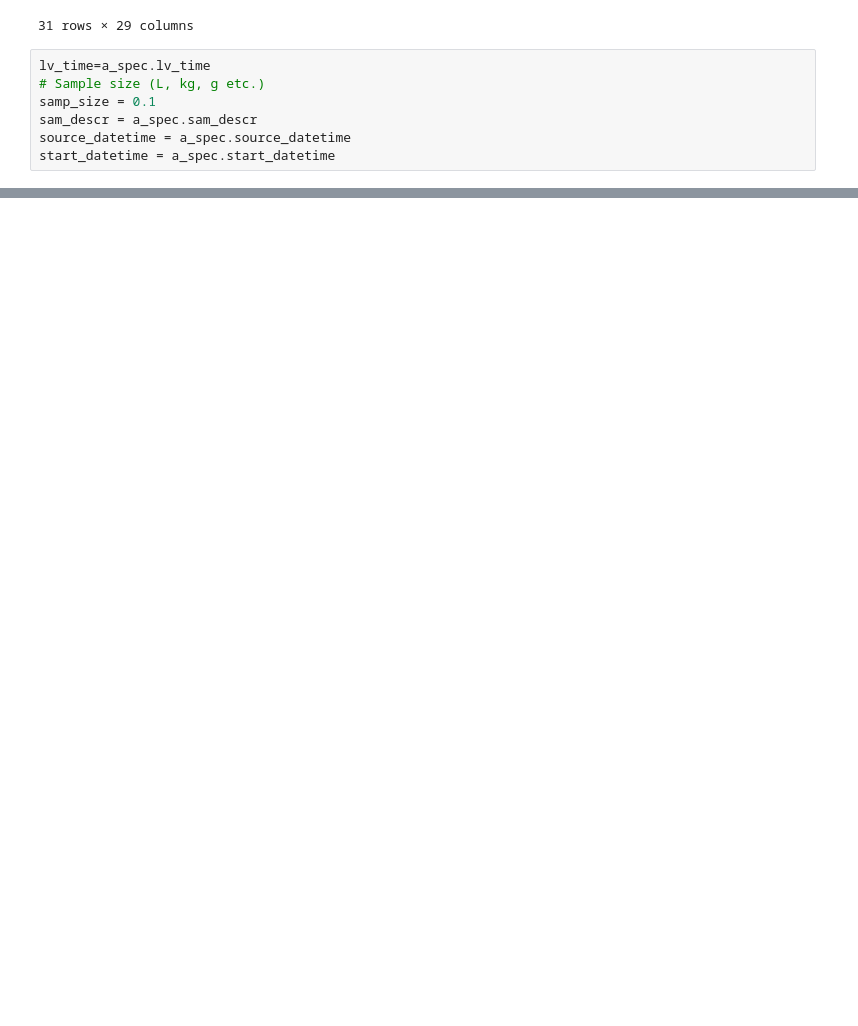
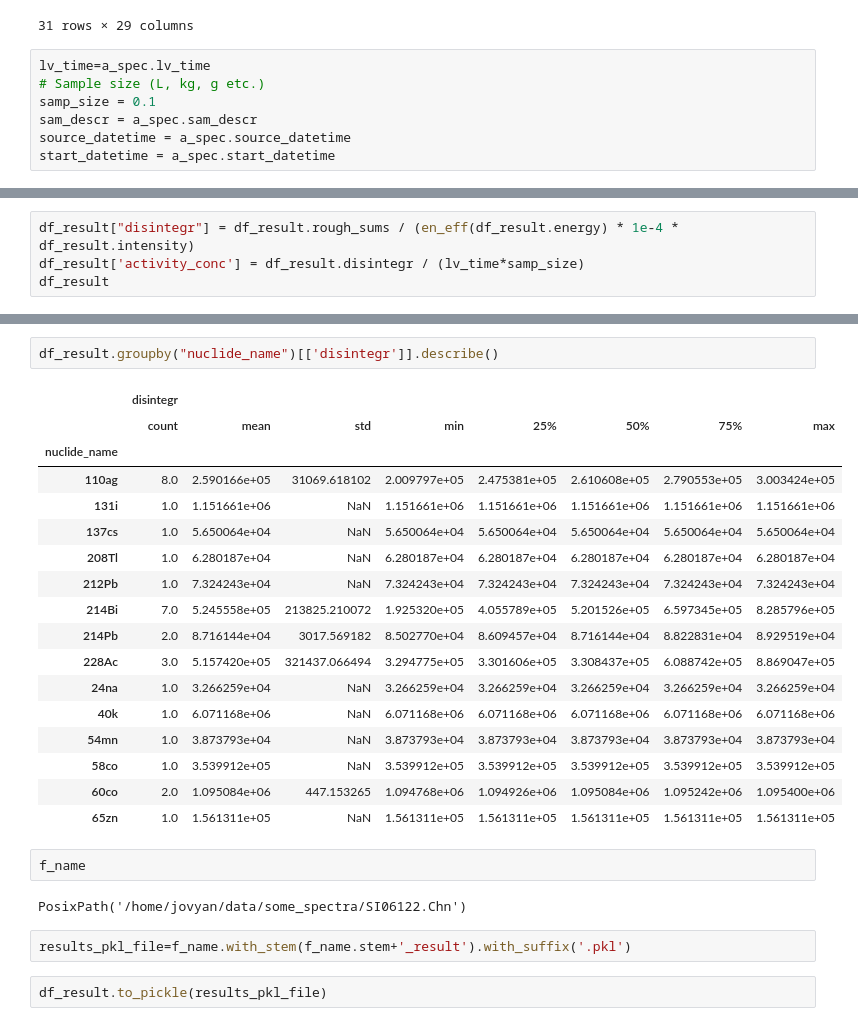
Before and after one commit to terrabela/OGRaySpY, a Jupyter notebook: nuclide_identification.ipynb, the cells around one changed output, grey strips where cells are left out. Drawn from its saved outputs; the diff is of its cells as text; blank space fills up the shorter version.

```diff
--- a/nuclide_identification.ipynb
+++ b/nuclide_identification.ipynb
@@ -637,0 +598,4 @@ Index(['nuclide_name', 'centroids', 'rough_sums', 'variances',
+# %%
+df_result["disintegr"] = df_result.rough_sums / (en_eff(df_result.energy) * 1e-4 * df_result.intensity)
+df_result['activity_conc'] = df_result.disintegr / (lv_time*samp_size)
+df_result
@@ -637,0 +642,28 @@ Index(['nuclide_name', 'centroids', 'rough_sums', 'variances',
+# %%
+df_result.groupby("nuclide_name")[['disintegr']].describe()
+# %% [output]
+|  | disintegr |  |  |  |  |  |  |  |
+|  | count | mean | std | min | 25% | 50% | 75% | max |
+| nuclide_name |  |  |  |  |  |  |  |  |
+| 110ag | 8.0 | 2.590166e+05 | 31069.618102 | 2.009797e+05 | 2.475381e+05 | 2.610608e+05 | 2.790553e+05 | 3.003424e+05 |
+| 131i | 1.0 | 1.151661e+06 | NaN | 1.151661e+06 | 1.151661e+06 | 1.151661e+06 | 1.151661e+06 | 1.151661e+06 |
+| 137cs | 1.0 | 5.650064e+04 | NaN | 5.650064e+04 | 5.650064e+04 | 5.650064e+04 | 5.650064e+04 | 5.650064e+04 |
+| 208Tl | 1.0 | 6.280187e+04 | NaN | 6.280187e+04 | 6.280187e+04 | 6.280187e+04 | 6.280187e+04 | 6.280187e+04 |
+| 212Pb | 1.0 | 7.324243e+04 | NaN | 7.324243e+04 | 7.324243e+04 | 7.324243e+04 | 7.324243e+04 | 7.324243e+04 |
+| 214Bi | 7.0 | 5.245558e+05 | 213825.210072 | 1.925320e+05 | 4.055789e+05 | 5.201526e+05 | 6.597345e+05 | 8.285796e+05 |
+| 214Pb | 2.0 | 8.716144e+04 | 3017.569182 | 8.502770e+04 | 8.609457e+04 | 8.716144e+04 | 8.822831e+04 | 8.929519e+04 |
+| 228Ac | 3.0 | 5.157420e+05 | 321437.066494 | 3.294775e+05 | 3.301606e+05 | 3.308437e+05 | 6.088742e+05 | 8.869047e+05 |
+| 24na | 1.0 | 3.266259e+04 | NaN | 3.266259e+04 | 3.266259e+04 | 3.266259e+04 | 3.266259e+04 | 3.266259e+04 |
+| 40k | 1.0 | 6.071168e+06 | NaN | 6.071168e+06 | 6.071168e+06 | 6.071168e+06 | 6.071168e+06 | 6.071168e+06 |
+| 54mn | 1.0 | 3.873793e+04 | NaN | 3.873793e+04 | 3.873793e+04 | 3.873793e+04 | 3.873793e+04 | 3.873793e+04 |
+| 58co | 1.0 | 3.539912e+05 | NaN | 3.539912e+05 | 3.539912e+05 | 3.539912e+05 | 3.539912e+05 | 3.539912e+05 |
+| 60co | 2.0 | 1.095084e+06 | 447.153265 | 1.094768e+06 | 1.094926e+06 | 1.095084e+06 | 1.095242e+06 | 1.095400e+06 |
+| 65zn | 1.0 | 1.561311e+05 | NaN | 1.561311e+05 | 1.561311e+05 | 1.561311e+05 | 1.561311e+05 | 1.561311e+05 |
+# %%
+f_name
+# %% [output]
+PosixPath('/home/jovyan/data/some_spectra/SI06122.Chn')
+# %%
+results_pkl_file=f_name.with_stem(f_name.stem+'_result').with_suffix('.pkl')
+# %%
+df_result.to_pickle(results_pkl_file)
```
Also changed, not shown: parts of 18 cells of this notebook, 1 other file.
